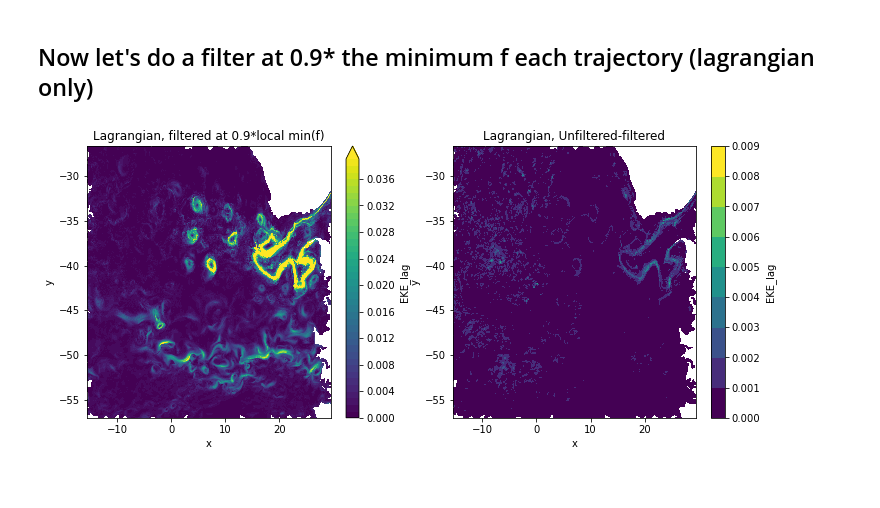
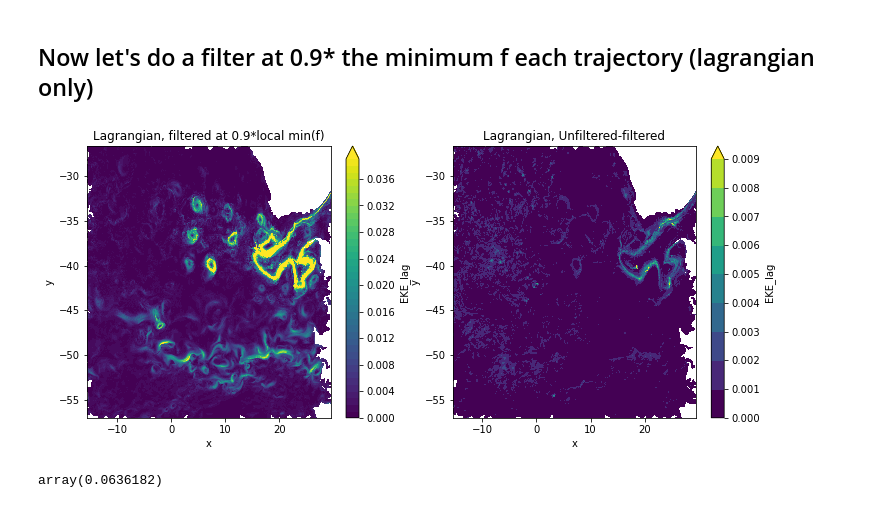
Before and after one commit to cspencerjones/separating-balanced, a Jupyter notebook: python/plot_output.ipynb, the cells around one changed output. Saved outputs shown, nothing was run; the diff lists cells and outputs as text; code cells hidden in the pictures.

```diff
--- a/python/plot_output.ipynb
+++ b/python/plot_output.ipynb
@@ -227,14 +227,18 @@ df_locfiltered = pd.DataFrame(EKE_lagfloc_pd.EKE_lag.values, index=index)
 # %%
 plt.figure(figsize=(12,5))
 plt.subplot(121)
-EKE_lag_reshaped_filered = df_locfiltered.rename(columns={0: "EKE_lag"}).to_xarray()
-EKE_lag_reshaped_filered.EKE_lag.plot.pcolormesh(x="x",y="y",levels=np.arange(0,0.04,0.001),rasterized=True)
+EKE_lag_reshaped_locfilered = df_locfiltered.rename(columns={0: "EKE_lag"}).to_xarray()
+EKE_lag_reshaped_locfilered.EKE_lag.plot.pcolormesh(x="x",y="y",levels=np.arange(0,0.04,0.001),rasterized=True)
 plt.title('Lagrangian, filtered at 0.9*local min(f)')
 plt.subplot(122)
 (EKE_lag_reshaped.EKE_lag-EKE_lag_reshaped_filered.EKE_lag
 ).plot.pcolormesh(x="x",y="y",levels=np.arange(0,0.01,0.001),rasterized=True)
 plt.title('Lagrangian, Unfiltered-filtered')
 fig=plt.gcf()
 fig.savefig('KE_filtered_local.pdf')
 # %% [output]
-[figure, old version]
+[figure, new version]
+# %%
+EKE_eul.max().values
+# %% [output]
+array(0.0636182)
```
Also changed, not shown: parts of 3 cells of this notebook.
